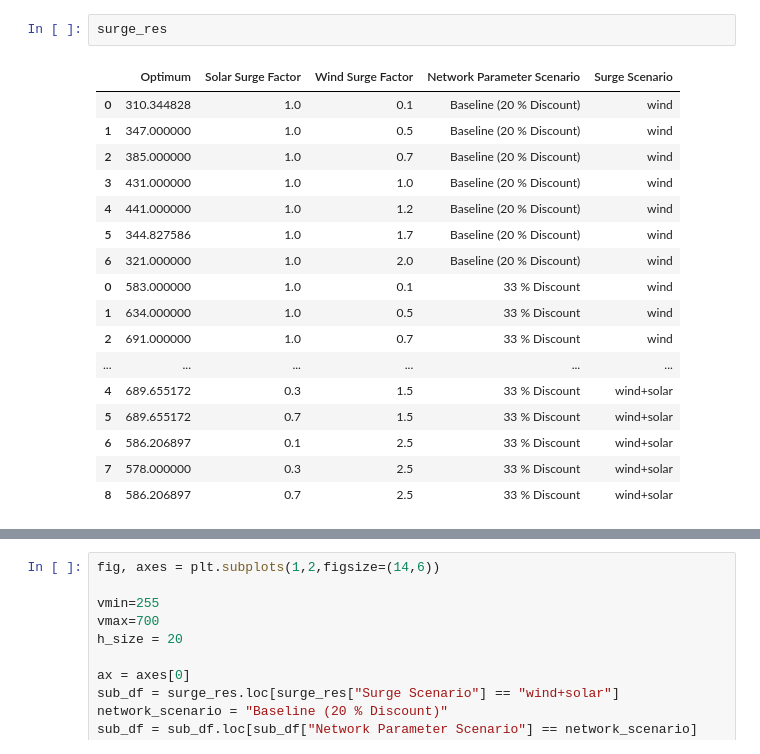
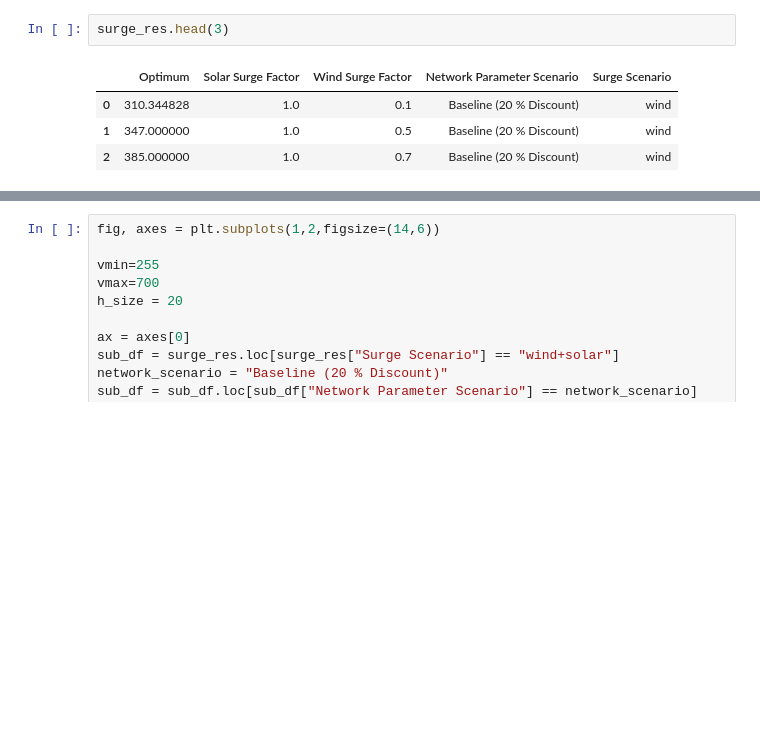
Before and after one commit to Cam-MLPW-MLMI-21-22/supply-chain-simulation-environment, a Jupyter notebook: src/bayesian_optimization/analyze_surge.ipynb, the cells around one changed output, grey strips where cells are left out. Cells and saved outputs as stored; diff of their text form; blank space fills up the shorter version.

```diff
--- a/src/bayesian_optimization/analyze_surge.ipynb
+++ b/src/bayesian_optimization/analyze_surge.ipynb
@@ -46,20 +72,7 @@ surge_res_30 = pd.concat(all_data)
 # %%
-surge_res
+surge_res.head(3)
 # %% [output]
 |  | Optimum | Solar Surge Factor | Wind Surge Factor | Network Parameter Scenario | Surge Scenario |
 | 0 | 310.344828 | 1.0 | 0.1 | Baseline (20 % Discount) | wind |
 | 1 | 347.000000 | 1.0 | 0.5 | Baseline (20 % Discount) | wind |
 | 2 | 385.000000 | 1.0 | 0.7 | Baseline (20 % Discount) | wind |
-| 3 | 431.000000 | 1.0 | 1.0 | Baseline (20 % Discount) | wind |
-| 4 | 441.000000 | 1.0 | 1.2 | Baseline (20 % Discount) | wind |
-| 5 | 344.827586 | 1.0 | 1.7 | Baseline (20 % Discount) | wind |
-| 6 | 321.000000 | 1.0 | 2.0 | Baseline (20 % Discount) | wind |
-| 0 | 583.000000 | 1.0 | 0.1 | 33 % Discount | wind |
-| 1 | 634.000000 | 1.0 | 0.5 | 33 % Discount | wind |
-| 2 | 691.000000 | 1.0 | 0.7 | 33 % Discount | wind |
-| ... | ... | ... | ... | ... | ... |
-| 4 | 689.655172 | 0.3 | 1.5 | 33 % Discount | wind+solar |
-| 5 | 689.655172 | 0.7 | 1.5 | 33 % Discount | wind+solar |
-| 6 | 586.206897 | 0.1 | 2.5 | 33 % Discount | wind+solar |
-| 7 | 578.000000 | 0.3 | 2.5 | 33 % Discount | wind+solar |
-| 8 | 586.206897 | 0.7 | 2.5 | 33 % Discount | wind+solar |
```
Also changed, not shown: parts of 13 cells of this notebook.
